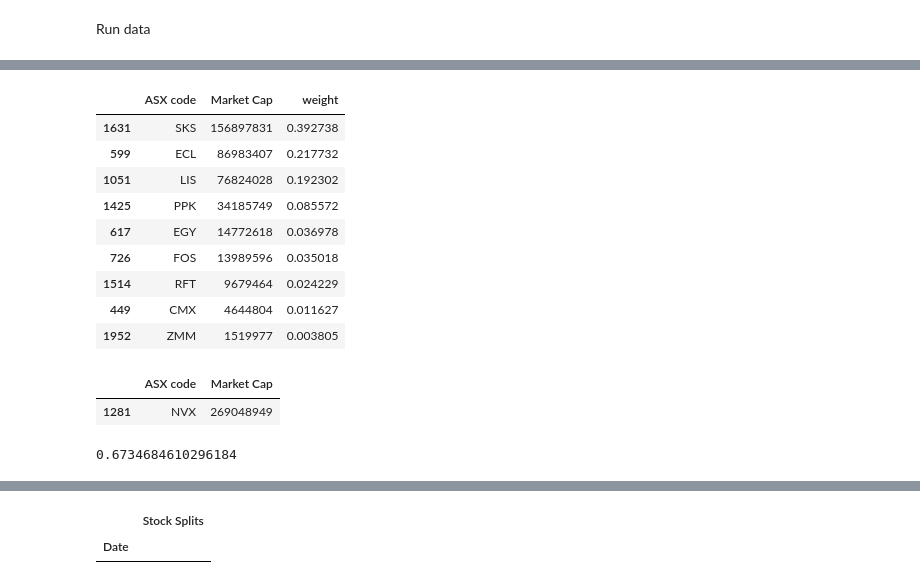
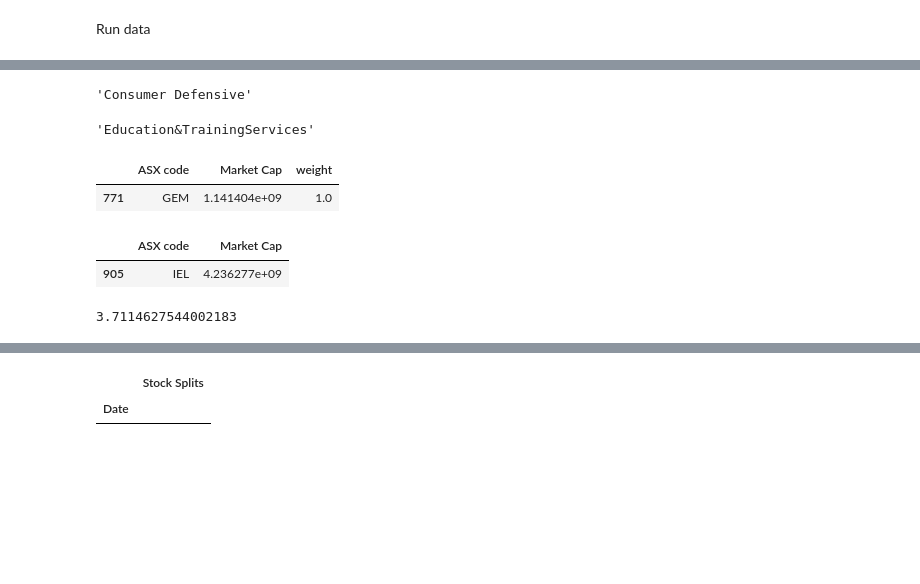
Before and after one commit to TGChenZP/HuangPu_EquityResearchPlatform, a Jupyter notebook: notebook/analysis.ipynb, the cells around one changed output, grey strips where cells are left out. Cells and saved outputs as stored; diff of their text form; code cells hidden in the pictures; blank space fills up the shorter version.

```diff
--- a/notebook/analysis.ipynb
+++ b/notebook/analysis.ipynb
@@ -247,39 +239,40 @@ asx_companies_directory
+# %%
+above_1b = asx_companies_directory[asx_companies_directory['Market Cap'] >= 1000000000]['ASX code'].values + '.AX'
 # %%
 # find same industry stocks
 ticker_gics_sector = gics[gics['Ticker'] == f'{TICKER}.AX']['Sector'].values[0]
 ticker_gics_industry = gics[gics['Ticker'] == f'{TICKER}.AX']['Industry'].values[0]
 
-same_sector_tickers = gics[gics['Sector'] == ticker_gics_sector]['Ticker'].values
-same_industry_tickers = gics[gics['Industry'] == ticker_gics_industry]['Ticker'].values
-same_sector_and_gics_tickers = gics[(gics['Sector'] == ticker_gics_sector) & (gics['Industry'] == ticker_gics_industry)]['Ticker'].values
+same_sector_tickers = gics[(gics['Sector'] == ticker_gics_sector) & (gics['Ticker'].isin(above_1b))]['Ticker'].values
+same_industry_tickers = gics[(gics['Industry'] == ticker_gics_industry)& (gics['Ticker'].isin(above_1b))]['Ticker'].values
+# %%
+ticker_gics_sector
+# %% [output]
+'Consumer Defensive'
+# %%
+ticker_gics_industry
+# %% [output]
+'Education&TrainingServices'
 # %%
 # get market caps and weight
-market_cap = asx_companies_directory[((asx_companies_directory['ASX code']+'.AX').isin(same_sector_and_gics_tickers)) & (asx_companies_directory['ASX code'] != TICKER)][['ASX code', 'Market Cap']]
+same_industry_tickers_mcap = asx_companies_directory[((asx_companies_directory['ASX code']+'.AX').isin(same_industry_tickers)) & (asx_companies_directory['ASX code'] != TICKER)][['ASX code', 'Market Cap']]
 # check for is integer
-market_cap = market_cap[market_cap['Market Cap'].apply(lambda x: isinstance(x, int))]
+marketsame_industry_tickers_mcap_cap = same_industry_tickers_mcap[same_industry_tickers_mcap['Market Cap'].apply(lambda x: isinstance(x, float))]
 # %%
-market_cap['weight'] = market_cap['Market Cap']/market_cap['Market Cap'].sum()
+same_industry_tickers_mcap['weight'] = same_industry_tickers_mcap['Market Cap']/same_industry_tickers_mcap['Market Cap'].sum()
 # %%
-market_cap = market_cap.sort_values(by='Market Cap', ascending=False)
-display(market_cap)
+same_industry_tickers_mcap = same_industry_tickers_mcap.sort_values(by='Market Cap', ascending=False)
+display(same_industry_tickers_mcap)
 
 ticker_mv = asx_companies_directory[asx_companies_directory['ASX code'] == TICKER][['ASX code', 'Market Cap']]
 display(ticker_mv)
 
-print(ticker_mv['Market Cap'].values[0]/market_cap['Market Cap'].sum())
+print(ticker_mv['Market Cap'].values[0]/same_industry_tickers_mcap['Market Cap'].sum())
 # %% [output]
 |  | ASX code | Market Cap | weight |
-| 1631 | SKS | 156897831 | 0.392738 |
-| 599 | ECL | 86983407 | 0.217732 |
-| 1051 | LIS | 76824028 | 0.192302 |
-| 1425 | PPK | 34185749 | 0.085572 |
-| 617 | EGY | 14772618 | 0.036978 |
-| 726 | FOS | 13989596 | 0.035018 |
-| 1514 | RFT | 9679464 | 0.024229 |
-| 449 | CMX | 4644804 | 0.011627 |
-| 1952 | ZMM | 1519977 | 0.003805 |
+| 771 | GEM | 1.141404e+09 | 1.0 |
 |  | ASX code | Market Cap |
-| 1281 | NVX | 269048949 |
+| 905 | IEL | 4.236277e+09 |
-0.6734684610296184
+3.7114627544002183
 # %%
 my_portfolio_tickers = [TICKER]
```
Also changed, not shown: parts of 28 cells of this notebook, 2 other files.
